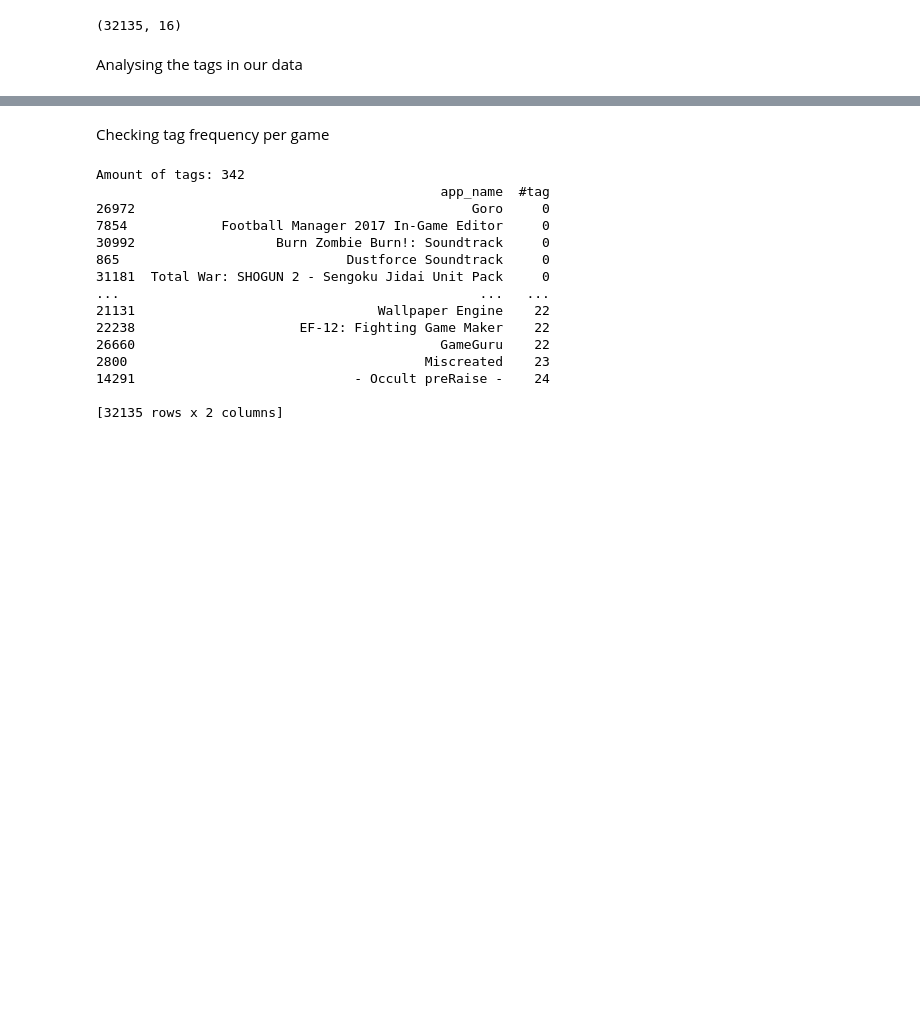
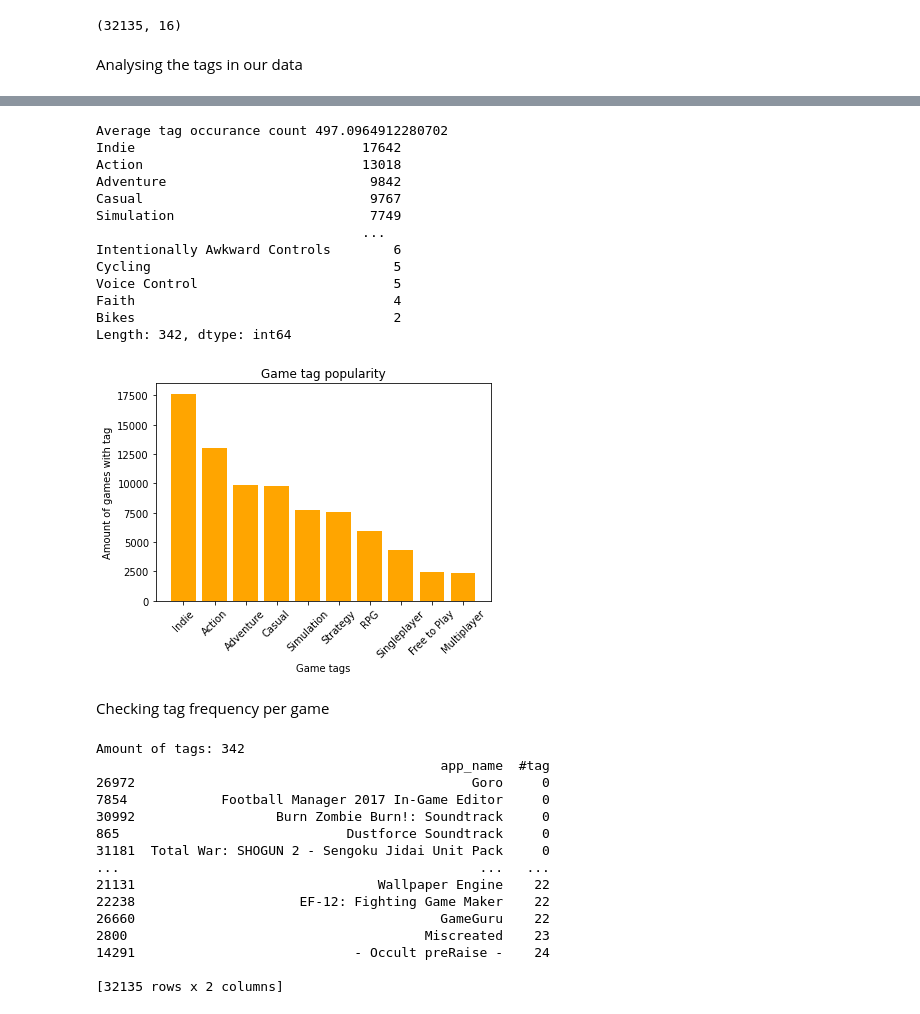
Before and after one commit to lderoeck/AI-Project, a Jupyter notebook: data_analysis.ipynb, the cells around one changed output, grey strips where cells are left out. Saved outputs shown, nothing was run; the diff lists cells and outputs as text; code cells hidden in the pictures; blank space fills up the shorter version.

```diff
--- a/data_analysis.ipynb
+++ b/data_analysis.ipynb
@@ -150,3 +154,33 @@ print(all_tags, "\n")
+# %%
+tag_amount = game_tags.apply(lambda x: set.union(x.genres, x.tags), axis=1).explode()
+tag_popularity = tag_amount.value_counts()
+
+tag_mean = tag_popularity.mean()
+
+print("Average tag occurance count", tag_mean)
+print(tag_popularity)
+
+plt.bar(tag_popularity[:10].index, tag_popularity[:10].values, color="orange")
+plt.tick_params(axis="x", rotation=45)
+plt.title("Game tag popularity")
+plt.xlabel("Game tags")
+plt.ylabel("Amount of games with tag")
+plt.show()
+# %% [output]
+Average tag occurance count 497.0964912280702
+Indie                             17642
+Action                            13018
+Adventure                          9842
+Casual                             9767
+Simulation                         7749
+                                  ...
+Intentionally Awkward Controls        6
+Cycling                               5
+Voice Control                         5
+Faith                                 4
+Bikes                                 2
+Length: 342, dtype: int64
+[figure, added]
 # %% [markdown]
 Checking tag frequency per game
 # %%
```
Also changed, not shown: parts of 7 cells of this notebook.
